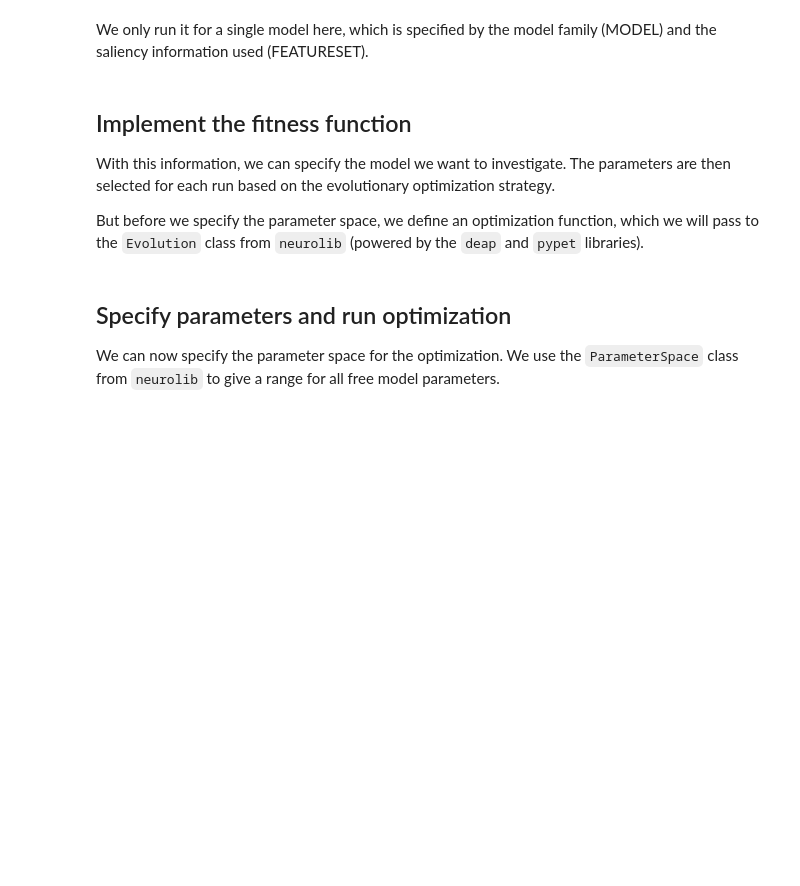
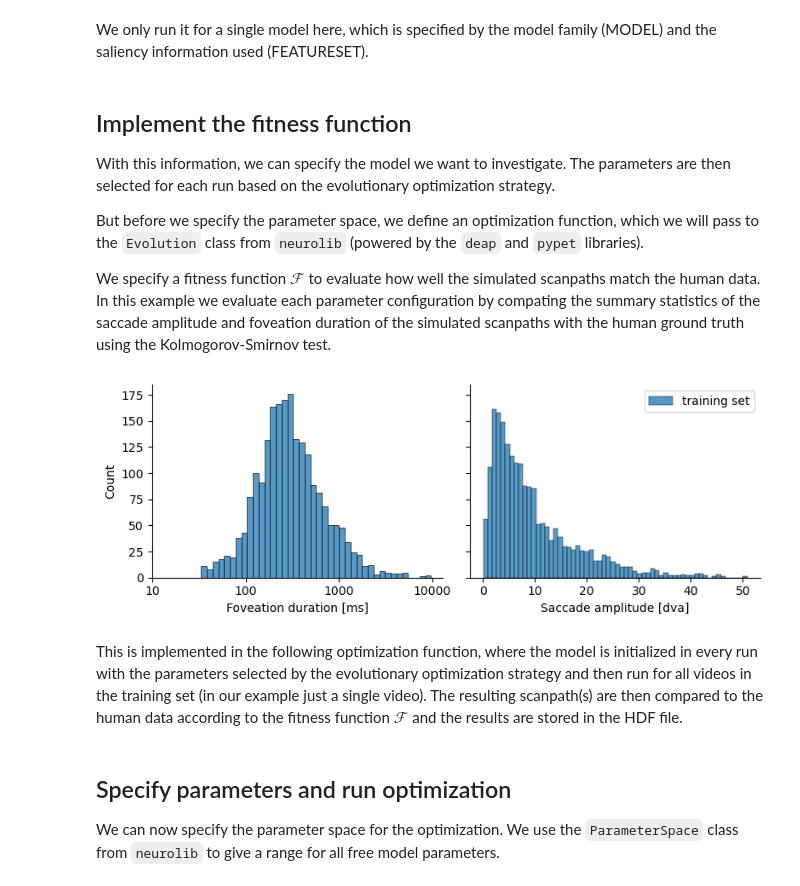
Before and after one commit to rederoth/ScanDy, a Jupyter notebook: examples/ex2_model_comparison.ipynb, the cells around one changed output. Cells and saved outputs as stored; diff of their text form; code cells hidden in the pictures; blank space fills up the shorter version.

```diff
--- a/examples/ex2_model_comparison.ipynb
+++ b/examples/ex2_model_comparison.ipynb
@@ -61,4 +61,24 @@ FEATURESET = "molin" # "molin", "TASEDnet" (high-level), or "None" (center bias
 With this information, we can specify the model we want to investigate. The parameters are then selected for each run based on the evolutionary optimization strategy.
 
 But before we specify the parameter space, we define an optimization function, which we will pass to the `Evolution` class from `neurolib` (powered by the `deap` and `pypet` libraries).
+
+We specify a fitness function $\mathcal{F}$ to evaluate how well the simulated scanpaths match the human data. In this example we evaluate each parameter configuration by compating the summary statistics of the saccade amplitude and foveation duration of the simulated scanpaths with the human ground truth using the Kolmogorov-Smirnov test.
+# %%
+# ground truth summary statistics from the training set, this is used to evaluate the fitness
+gt_amp_dva = VidCom.train_foveation_df["sac_amp_dva"].dropna().values
+gt_dur_ms = VidCom.train_foveation_df["duration_ms"].dropna().values
+
+fig, axs = plt.subplots(1,2,dpi=100, figsize=(8,3), sharey=True)
+sns.histplot(data=np.log10(gt_dur_ms), kde=False, ax=axs[0], bins=40)
+axs[0].set_xticks([1,2,3,4]); axs[0].set_xticklabels([10,100,1000,10000])
+axs[0].set_xlabel('Foveation duration [ms]'); axs[0].set_ylabel('Count')
+sns.histplot(data=gt_amp_dva, kde=False, ax=axs[1], bins=60, label="training set")
+axs[1].set_xlabel('Saccade amplitude [dva]')
+sns.despine(); plt.legend()
+plt.tight_layout(); plt.show()
+# %% [output]
+[figure, added]
+# %% [markdown]
+This is implemented in the following optimization function, where the model is initialized in every run with the parameters selected by the evolutionary optimization strategy and then run for all videos in the training set (in our example just a single video).
+The resulting scanpath(s) are then compared to the human data according to the fitness function $\mathcal{F}$ and the results are stored in the HDF file.
 # %%
```
Also changed, not shown: parts of 2 cells of this notebook, 6 other files.
